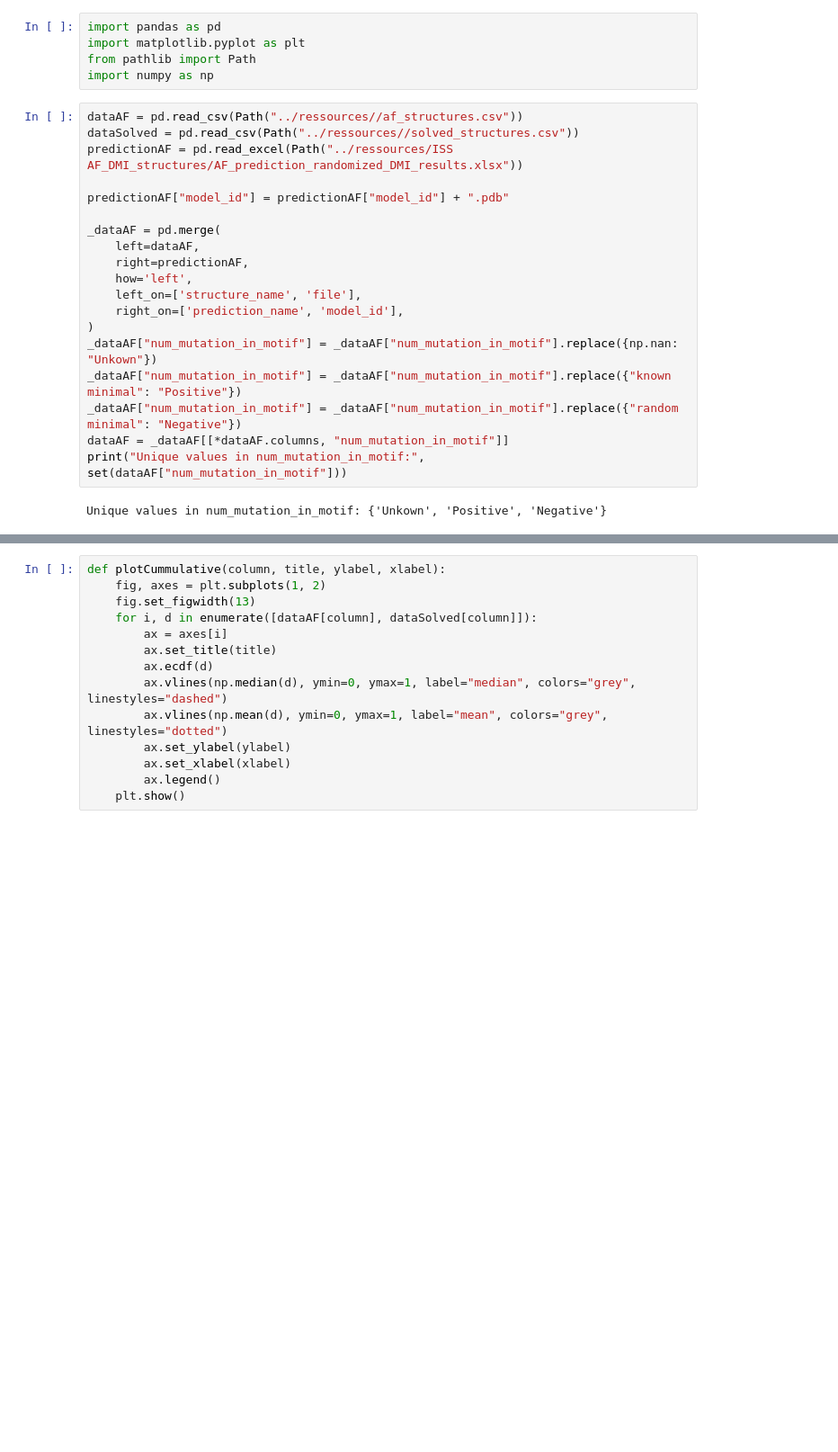
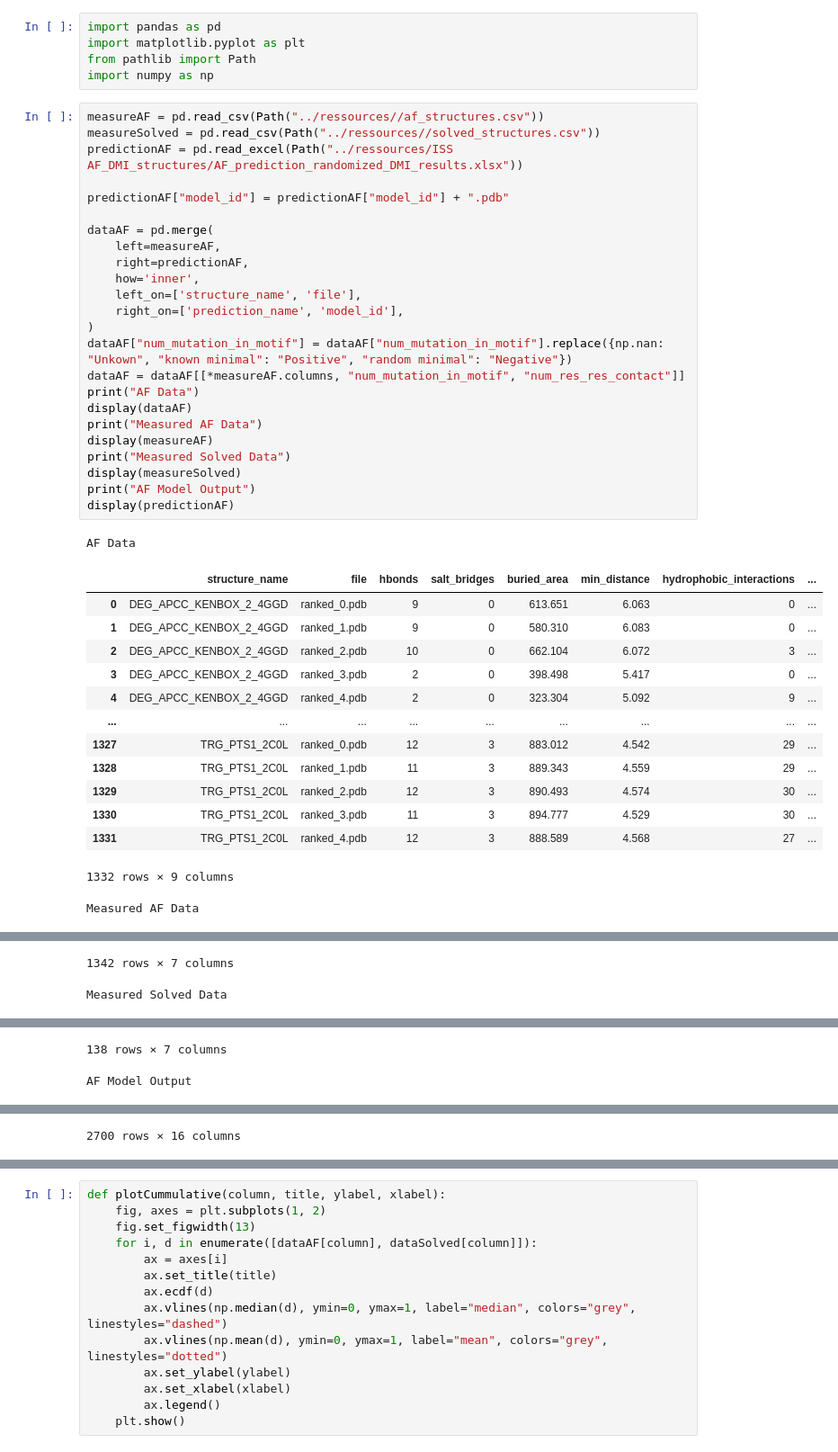
Before and after one commit to andreasmz/bachelorthesis, a Jupyter notebook: 2025-01 strucuture measurement/2025-01-07 measurements plots.ipynb, the cells around one changed output, grey strips where cells are left out. Shown at 90% size. Cells and saved outputs as stored; diff of their text form; blank space fills up the shorter version.

```diff
--- a/2025-01 strucuture measurement/2025-01-07 measurements plots.ipynb
+++ b/2025-01 strucuture measurement/2025-01-07 measurements plots.ipynb
@@ -7,23 +7,42 @@ import matplotlib.pyplot as plt
 from pathlib import Path
 import numpy as np
 # %%
-dataAF = pd.read_csv(Path("../ressources//af_structures.csv"))
-dataSolved = pd.read_csv(Path("../ressources//solved_structures.csv"))
+measureAF = pd.read_csv(Path("../ressources//af_structures.csv"))
+measureSolved = pd.read_csv(Path("../ressources//solved_structures.csv"))
 predictionAF = pd.read_excel(Path("../ressources/ISS AF_DMI_structures/AF_prediction_randomized_DMI_results.xlsx"))
 
 predictionAF["model_id"] = predictionAF["model_id"] + ".pdb"
 
-_dataAF = pd.merge(
-    left=dataAF,
+dataAF = pd.merge(
+    left=measureAF,
     right=predictionAF,
-    how='left',
+    how='inner',
     left_on=['structure_name', 'file'],
     right_on=['prediction_name', 'model_id'],
 )
-_dataAF["num_mutation_in_motif"] = _dataAF["num_mutation_in_motif"].replace({np.nan: "Unkown"})
-_dataAF["num_mutation_in_motif"] = _dataAF["num_mutation_in_motif"].replace({"known minimal": "Positive"})
-_dataAF["num_mutation_in_motif"] = _dataAF["num_mutation_in_motif"].replace({"random minimal": "Negative"})
-dataAF = _dataAF[[*dataAF.columns, "num_mutation_in_motif"]]
-print("Unique values in num_mutation_in_motif:", set(dataAF["num_mutation_in_motif"]))
+dataAF["num_mutation_in_motif"] = dataAF["num_mutation_in_motif"].replace({np.nan: "Unkown", "known minimal": "Positive", "random minimal": "Negative"})
+dataAF = dataAF[[*measureAF.columns, "num_mutation_in_motif", "num_res_res_contact"]]
+print("AF Data")
+display(dataAF)
+print("Measured AF Data")
+display(measureAF)
+print("Measured Solved Data")
+display(measureSolved)
+print("AF Model Output")
+display(predictionAF)
 # %% [output]
-Unique values in num_mutation_in_motif: {'Unkown', 'Positive', 'Negative'}
+AF Data
+|  | structure_name | file | hbonds | salt_bridges | buried_area | min_distance | hydrophobic_interactions | ... |
+| 0 | DEG_APCC_KENBOX_2_4GGD | ranked_0.pdb | 9 | 0 | 613.651 | 6.063 | 0 | ... |
+| 1 | DEG_APCC_KENBOX_2_4GGD | ranked_1.pdb | 9 | 0 | 580.310 | 6.083 | 0 | ... |
+| 2 | DEG_APCC_KENBOX_2_4GGD | ranked_2.pdb | 10 | 0 | 662.104 | 6.072 | 3 | ... |
+| 3 | DEG_APCC_KENBOX_2_4GGD | ranked_3.pdb | 2 | 0 | 398.498 | 5.417 | 0 | ... |
+| 4 | DEG_APCC_KENBOX_2_4GGD | ranked_4.pdb | 2 | 0 | 323.304 | 5.092 | 9 | ... |
+| ... | ... | ... | ... | ... | ... | ... | ... | ... |
+| 1327 | TRG_PTS1_2C0L | ranked_0.pdb | 12 | 3 | 883.012 | 4.542 | 29 | ... |
+| 1328 | TRG_PTS1_2C0L | ranked_1.pdb | 11 | 3 | 889.343 | 4.559 | 29 | ... |
+| 1329 | TRG_PTS1_2C0L | ranked_2.pdb | 12 | 3 | 890.493 | 4.574 | 30 | ... |
+| 1330 | TRG_PTS1_2C0L | ranked_3.pdb | 11 | 3 | 894.777 | 4.529 | 30 | ... |
+| 1331 | TRG_PTS1_2C0L | ranked_4.pdb | 12 | 3 | 888.589 | 4.568 | 27 | ... |
+1332 rows × 9 columns
+Measured AF Data
@@ -29,0 +61,2 @@ Unique values in num_mutation_in_motif: {'Unkown', 'Positive', 'Negative'}
+1342 rows × 7 columns
+Measured Solved Data
@@ -29,0 +75,2 @@ Unique values in num_mutation_in_motif: {'Unkown', 'Positive', 'Negative'}
+138 rows × 7 columns
+AF Model Output
@@ -29,0 +89 @@ Unique values in num_mutation_in_motif: {'Unkown', 'Positive', 'Negative'}
+2700 rows × 16 columns
```
Also changed, not shown: parts of 6 cells of this notebook, 2 other files.
